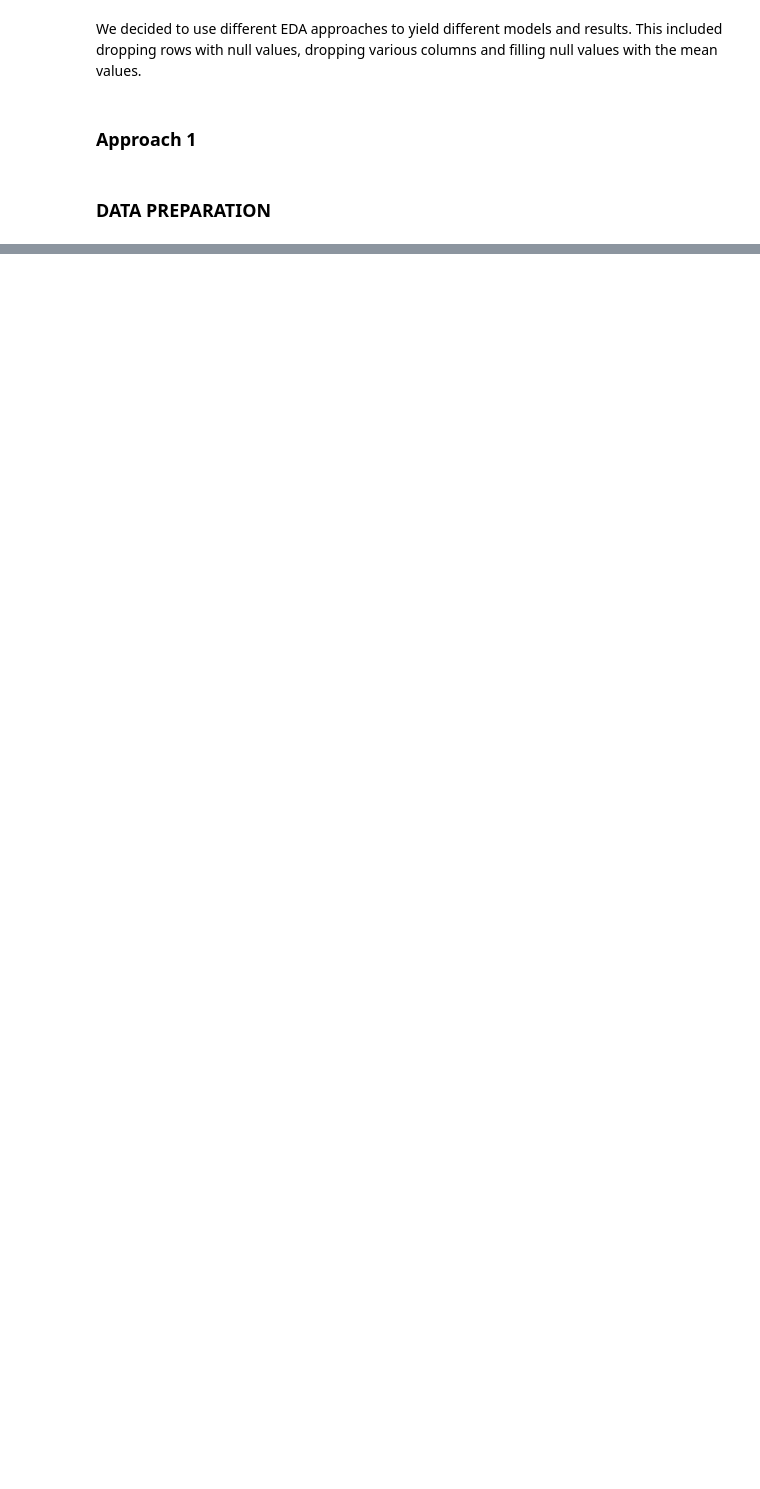
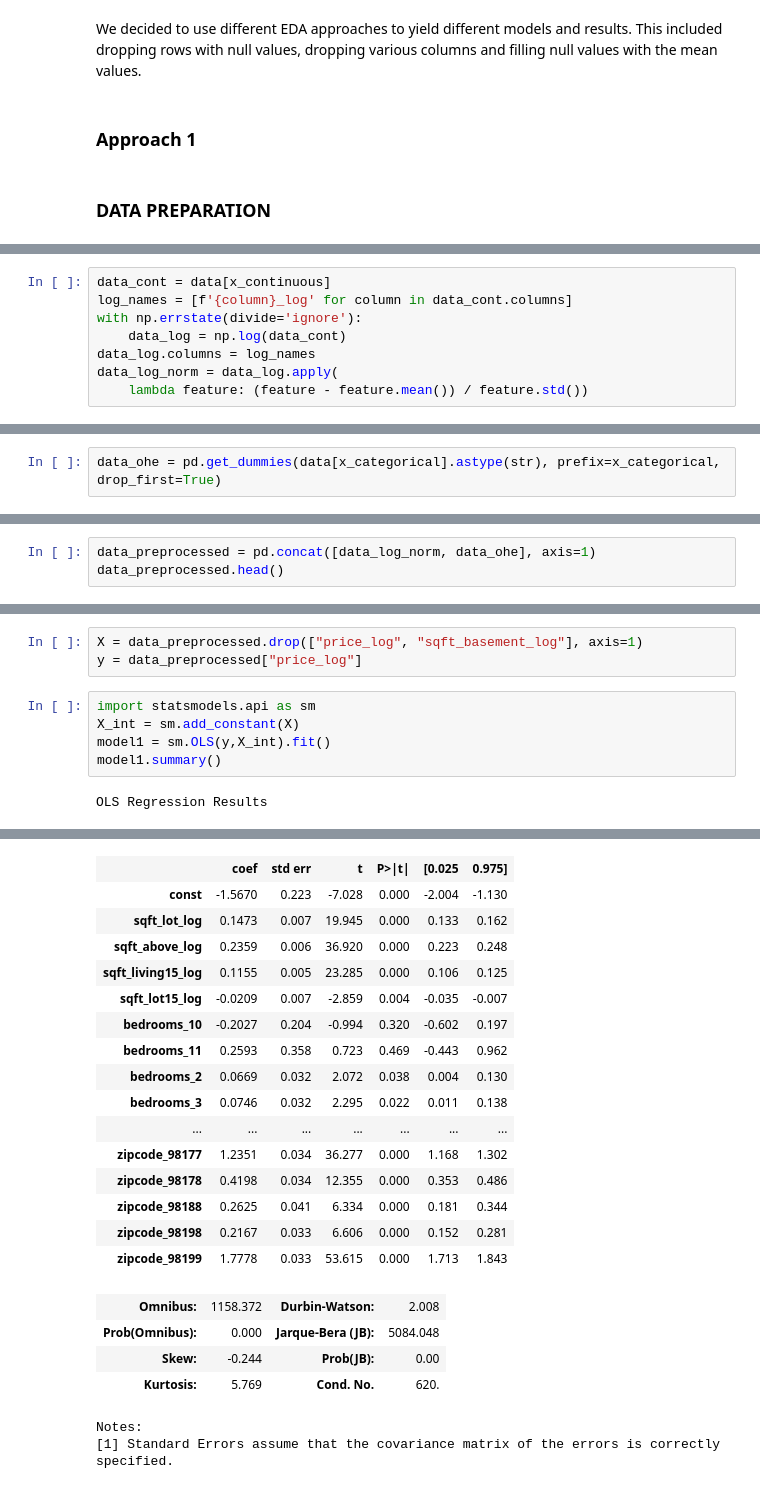
Before and after one commit to Collin9726/house-sales-regression-modeling, a Jupyter notebook: index.ipynb, the cells around one changed output, grey strips where cells are left out. Saved outputs shown, nothing was run; the diff lists cells and outputs as text; blank space fills up the shorter version.

Commit message:
Used 1 approach to build a model

```diff
--- a/index.ipynb
+++ b/index.ipynb
@@ -104,0 +256,8 @@ We decided to use different EDA approaches to yield different models and results
+# %%
+data_cont = data[x_continuous]
+log_names = [f'{column}_log' for column in data_cont.columns]
+with np.errstate(divide='ignore'):
+    data_log = np.log(data_cont)
+data_log.columns = log_names
+data_log_norm = data_log.apply(
+    lambda feature: (feature - feature.mean()) / feature.std())
@@ -104,0 +266,2 @@ We decided to use different EDA approaches to yield different models and results
+# %%
+data_ohe = pd.get_dummies(data[x_categorical].astype(str), prefix=x_categorical, drop_first=True)
@@ -104,0 +270,3 @@ We decided to use different EDA approaches to yield different models and results
+# %%
+data_preprocessed = pd.concat([data_log_norm, data_ohe], axis=1)
+data_preprocessed.head()
@@ -104,0 +285,10 @@ We decided to use different EDA approaches to yield different models and results
+# %%
+X = data_preprocessed.drop(["price_log", "sqft_basement_log"], axis=1)
+y = data_preprocessed["price_log"]
+# %%
+import statsmodels.api as sm
+X_int = sm.add_constant(X)
+model1 = sm.OLS(y,X_int).fit()
+model1.summary()
+# %% [output]
+OLS Regression Results
@@ -104,0 +304,22 @@ We decided to use different EDA approaches to yield different models and results
+|  | coef | std err | t | P>|t| | [0.025 | 0.975] |
+| const | -1.5670 | 0.223 | -7.028 | 0.000 | -2.004 | -1.130 |
+| sqft_lot_log | 0.1473 | 0.007 | 19.945 | 0.000 | 0.133 | 0.162 |
+| sqft_above_log | 0.2359 | 0.006 | 36.920 | 0.000 | 0.223 | 0.248 |
+| sqft_living15_log | 0.1155 | 0.005 | 23.285 | 0.000 | 0.106 | 0.125 |
+| sqft_lot15_log | -0.0209 | 0.007 | -2.859 | 0.004 | -0.035 | -0.007 |
+| bedrooms_10 | -0.2027 | 0.204 | -0.994 | 0.320 | -0.602 | 0.197 |
+| bedrooms_11 | 0.2593 | 0.358 | 0.723 | 0.469 | -0.443 | 0.962 |
+| bedrooms_2 | 0.0669 | 0.032 | 2.072 | 0.038 | 0.004 | 0.130 |
+| bedrooms_3 | 0.0746 | 0.032 | 2.295 | 0.022 | 0.011 | 0.138 |
+| ... | ... | ... | ... | ... | ... | ... |
+| zipcode_98177 | 1.2351 | 0.034 | 36.277 | 0.000 | 1.168 | 1.302 |
+| zipcode_98178 | 0.4198 | 0.034 | 12.355 | 0.000 | 0.353 | 0.486 |
+| zipcode_98188 | 0.2625 | 0.041 | 6.334 | 0.000 | 0.181 | 0.344 |
+| zipcode_98198 | 0.2167 | 0.033 | 6.606 | 0.000 | 0.152 | 0.281 |
+| zipcode_98199 | 1.7778 | 0.033 | 53.615 | 0.000 | 1.713 | 1.843 |
+| Omnibus: | 1158.372 | Durbin-Watson: | 2.008 |
+| Prob(Omnibus): | 0.000 | Jarque-Bera (JB): | 5084.048 |
+| Skew: | -0.244 | Prob(JB): | 0.00 |
+| Kurtosis: | 5.769 | Cond. No. | 620. |
+Notes:
+[1] Standard Errors assume that the covariance matrix of the errors is correctly specified.
```
Also changed, not shown: parts of 25 cells of this notebook.
